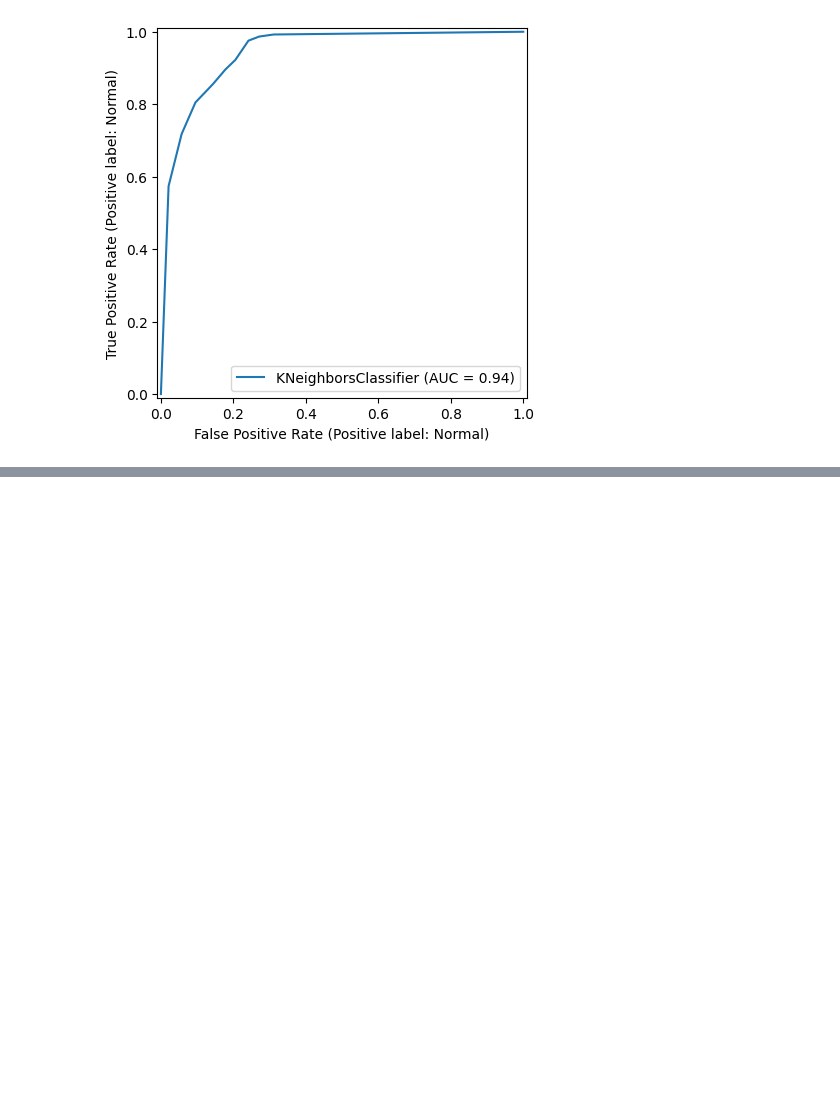
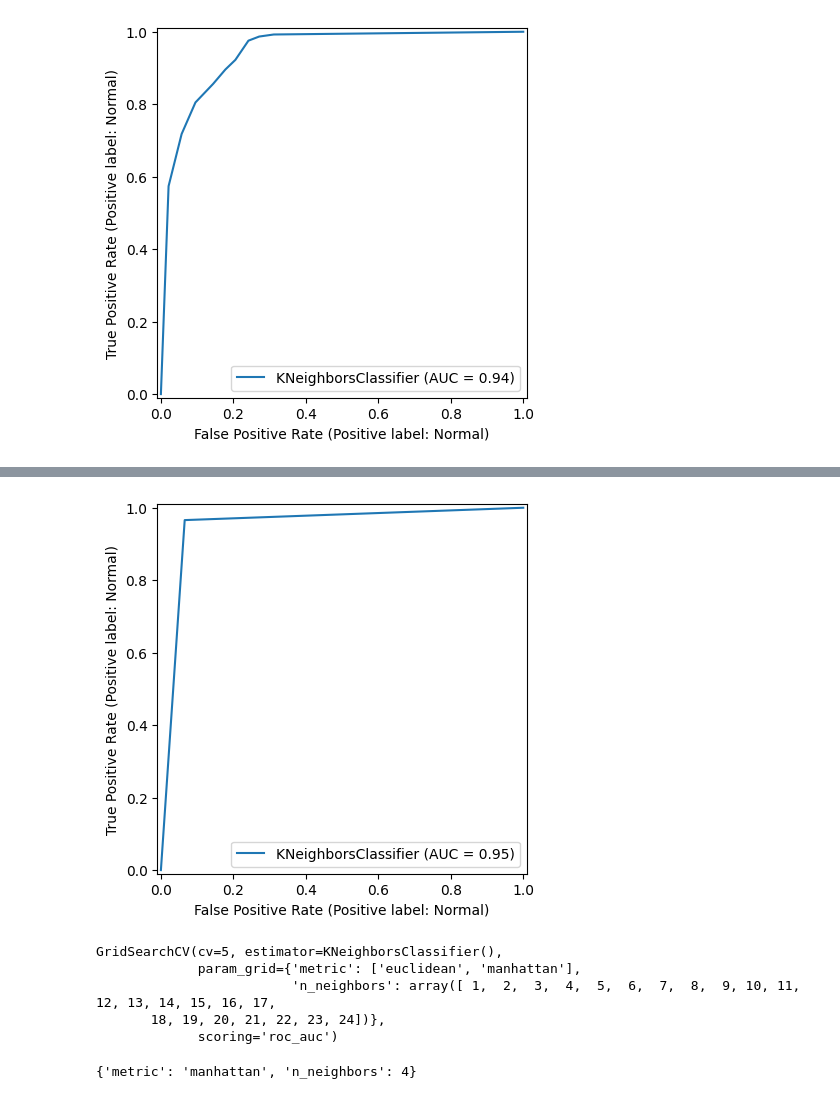
Before and after one commit to nadeeshafdo/google_colab, a Jupyter notebook: KNN.ipynb, the cells around one changed output, grey strips where cells are left out. Drawn from its saved outputs; the diff is of its cells as text; code cells hidden in the pictures; blank space fills up the shorter version.

```diff
--- a/KNN.ipynb
+++ b/KNN.ipynb
@@ -290,0 +343,27 @@ knn_roc = RocCurveDisplay.from_estimator(knn, X_test, y_test)
+# %%
+from sklearn.metrics import RocCurveDisplay
+knn_roc = RocCurveDisplay.from_estimator(knn1, X_test, y_test)
+# %% [output]
+[figure, added]
+# %%
+from sklearn.model_selection import GridSearchCV
+import numpy as np
+#create new a knn model
+knn = KNeighborsClassifier()
+#create a dictionary of all values we want to test for n_neighbors and distances
+param_grid = {'n_neighbors': np.arange(1, 25), 'metric': ['euclidean', 'manhattan']}
+#use gridsearch to test all values for n_neighbors
+knn_gscv = GridSearchCV(knn, param_grid, cv=5, scoring = 'roc_auc')
+#fit model to data
+knn_gscv.fit(X, y)
+# %% [output]
+GridSearchCV(cv=5, estimator=KNeighborsClassifier(),
+             param_grid={'metric': ['euclidean', 'manhattan'],
+                         'n_neighbors': array([ 1,  2,  3,  4,  5,  6,  7,  8,  9, 10, 11, 12, 13, 14, 15, 16, 17,
+       18, 19, 20, 21, 22, 23, 24])},
+             scoring='roc_auc')
+# %%
+# Check top performing n_neighbors’ value
+knn_gscv.best_params_
+# %% [output]
+{'metric': 'manhattan', 'n_neighbors': 4}
```
Also changed, not shown: parts of 15 cells of this notebook.
